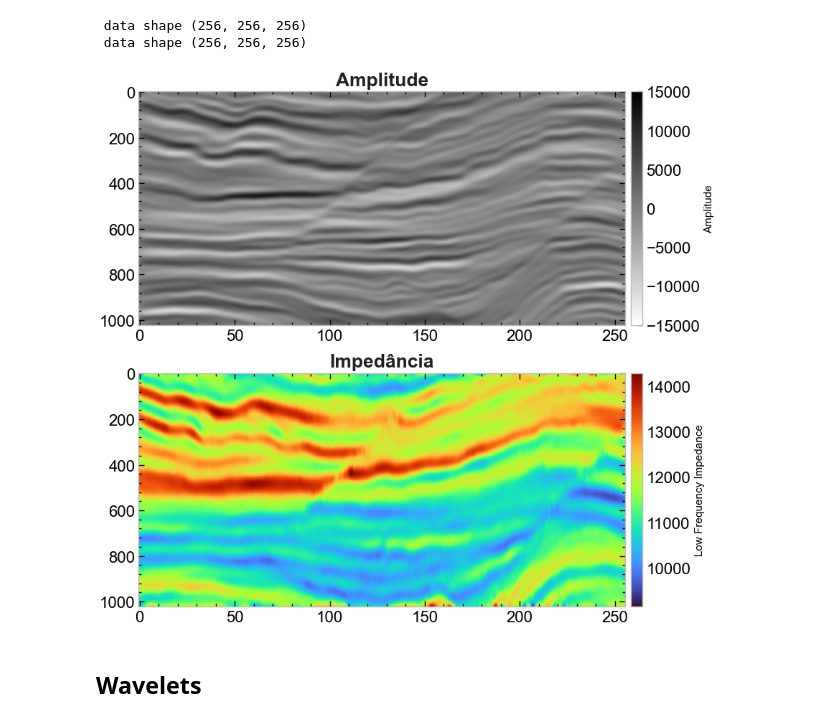
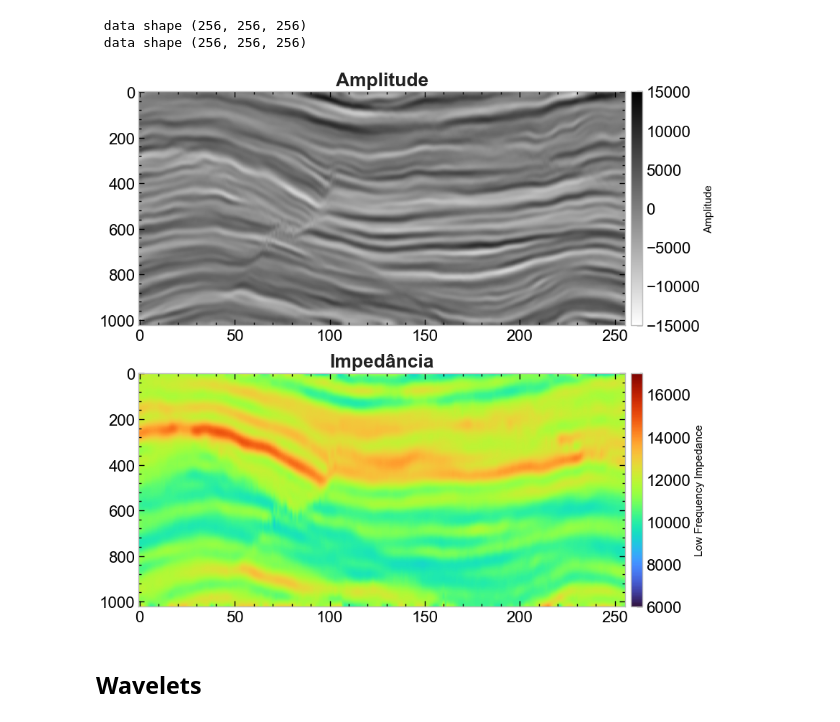
Before and after one commit to albano-a/tcc_methodology, a Jupyter notebook: main.ipynb, the cells around one changed output. Drawn from its saved outputs; the diff is of its cells as text; code cells hidden in the pictures.

```diff
--- a/main.ipynb
+++ b/main.ipynb
@@ -21,6 +21,8 @@ TEXT_COLOR = "#212121"
 plt.rc("font", family="Arial")
 FONT_SIZE = 19
 LABEL_SIZE = 16
+VMIN = 6000
+VMAX = 17000
 # %% [markdown]
 ## Preparação
 # %%
@@ -58,43 +63,43 @@ imp_background = butter_lowpass_filtfilt(data_imp, cutoff_back, fs, order=5)
 # %%
 fig, axs = plt.subplots(2, 1, figsize=(9, 8))
 
-SECTION = 200
+SECTION = 128
 
 c = axs[0].imshow(
-    data_amp[SECTION, :, :].T, cmap="gray_r", aspect="auto", vmin=-15000, vmax=15000
+    data_amp[:, SECTION, :].T, cmap="gray_r", aspect="auto", vmin=-15000, vmax=15000
 )
 cbar = fig.colorbar(c, ax=axs[0], pad=0.01)
 cbar.set_label("Amplitude", size=11)
 cbar.ax.tick_params(labelsize=LABEL_SIZE)
 axs[0].set_title("Amplitude", fontsize=FONT_SIZE, fontweight="bold", color=TEXT_COLOR)
 axs[0].set_yticklabels(
     [str(int(tick) * 4) for tick in axs[0].get_yticks()]
 )  # Altera os rótulos do eixo y
 axs[0].tick_params(axis="both", labelsize=LABEL_SIZE)
 axs[0].grid(False)
 
 c = axs[1].imshow(
-    imp_background[SECTION, :, :].T,
+    imp_background[:, SECTION, :].T,
     cmap="turbo",
     aspect="auto",
-    # vmin=8000,
-    # vmax=14000
+    vmin=VMIN,
+    vmax=VMAX
 )
 
 cbar = fig.colorbar(c, ax=axs[1], pad=0.01)
 cbar.set_label("Low Frequency Impedance", size=11)
 cbar.ax.tick_params(labelsize=LABEL_SIZE)
 axs[1].set_title("Impedância", fontsize=FONT_SIZE, fontweight="bold", color=TEXT_COLOR)
 axs[1].set_yticklabels(
     [str(int(tick) * 4) for tick in axs[1].get_yticks()]
 )  # Altera os rótulos do eixo y
 axs[1].tick_params(axis="both", labelsize=LABEL_SIZE)
 axs[1].grid(False)
 
 plt.tight_layout()
 plt.show()
 # %% [output]
-[figure, old version]
+[figure, new version]
 # %% [markdown]
 ## Wavelets
 # %% [markdown]
```
Also changed, not shown: parts of 17 cells of this notebook, 4 other files.
